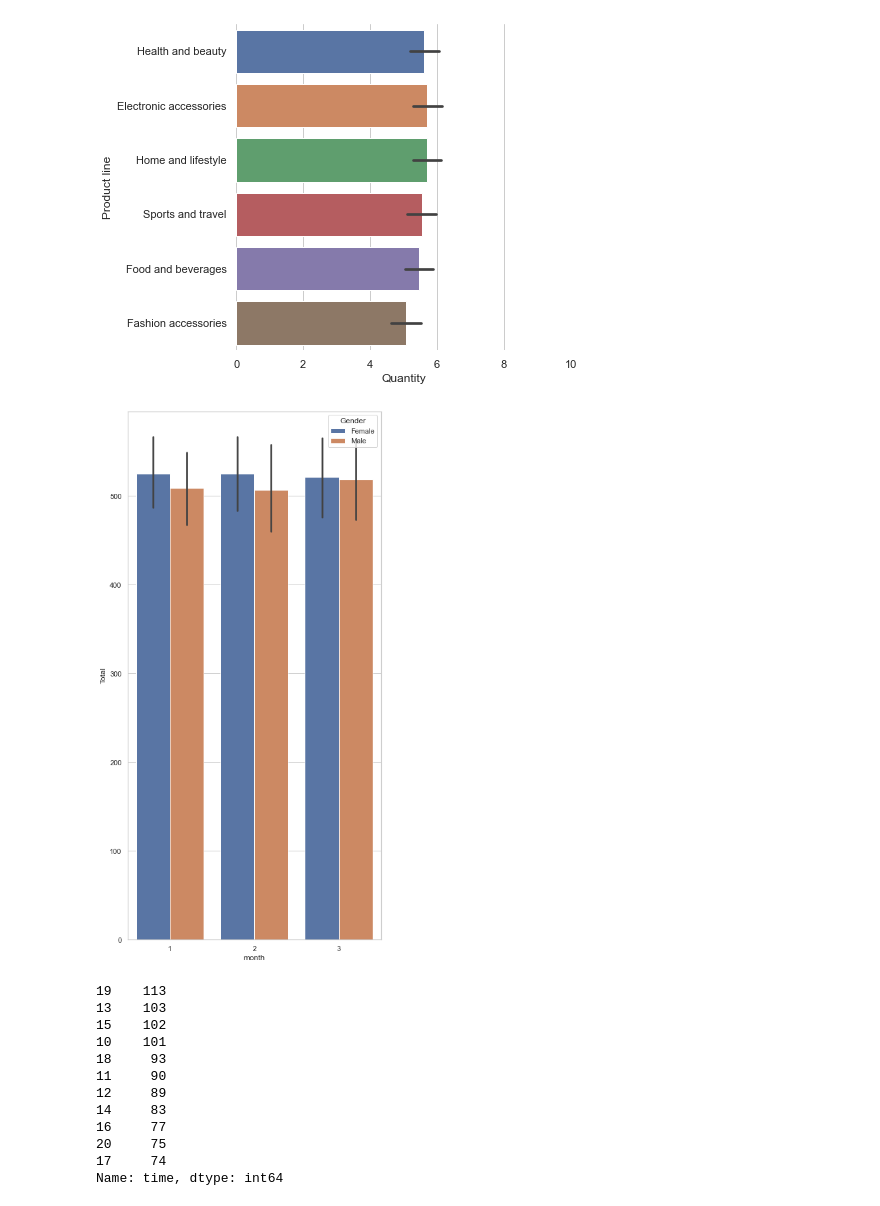
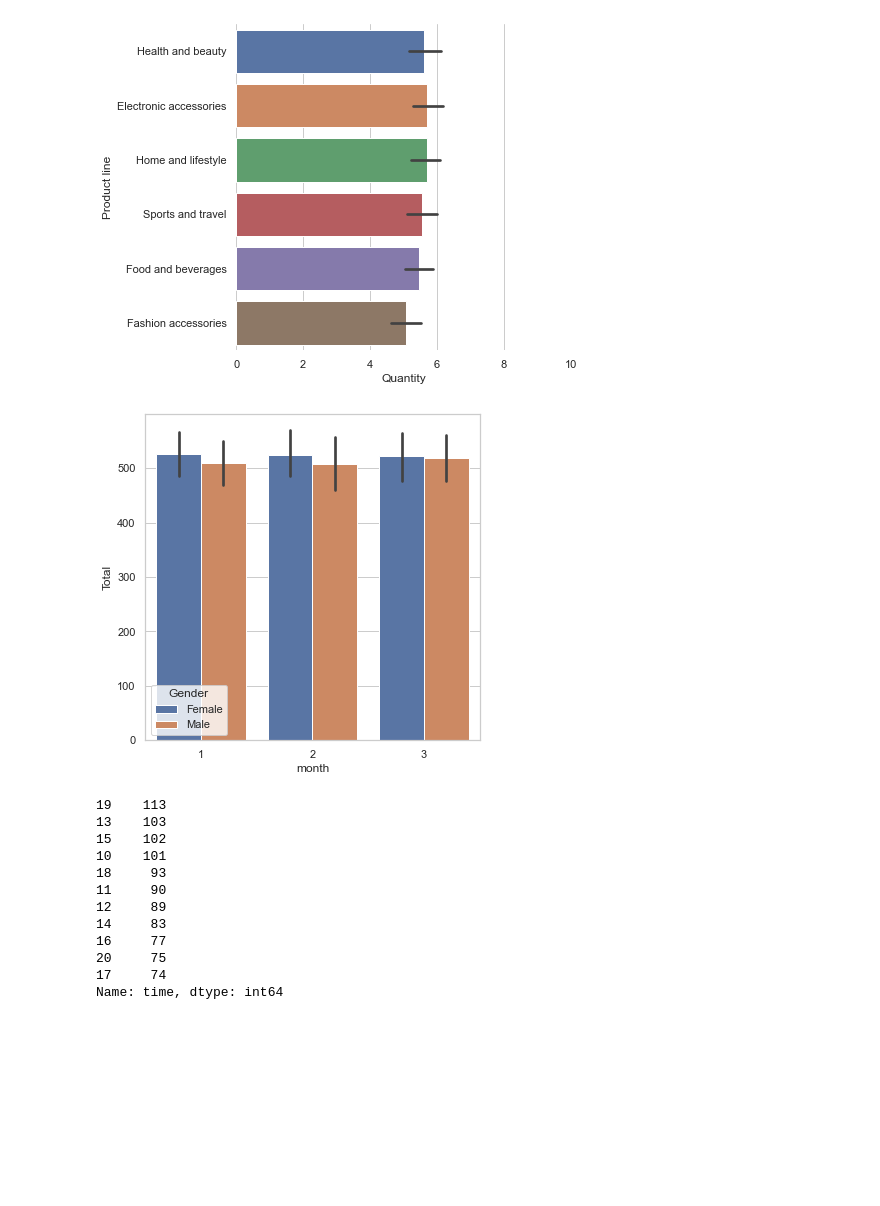
Before and after one commit to dianagolman/visualization, a Jupyter notebook: Storytelling .ipynb, the cells around one changed output. Cells and saved outputs as stored; diff of their text form; code cells hidden in the pictures; blank space fills up the shorter version.

```diff
--- a/Storytelling .ipynb
+++ b/Storytelling .ipynb
@@ -288,14 +289,14 @@ sns.despine(left=True, bottom=True)
 # %%
 # Create groups of customers.
 median=df.Total.median()
 high_paying=df[df.Total>median]
 #print(high_paying.head())
 Low_paying=df[df.Total<median]
 #print(Low_paying.head())
-
+f, ax = plt.subplots(figsize=(6, 6))
 ax = sns.barplot(x="month", y="Total", hue="Gender", data=high_paying)
 # %% [output]
-[figure, old version]
+[figure, new version]
 # %%
 import time
 import datetime
```
Also changed, not shown: parts of 7 cells of this notebook.
